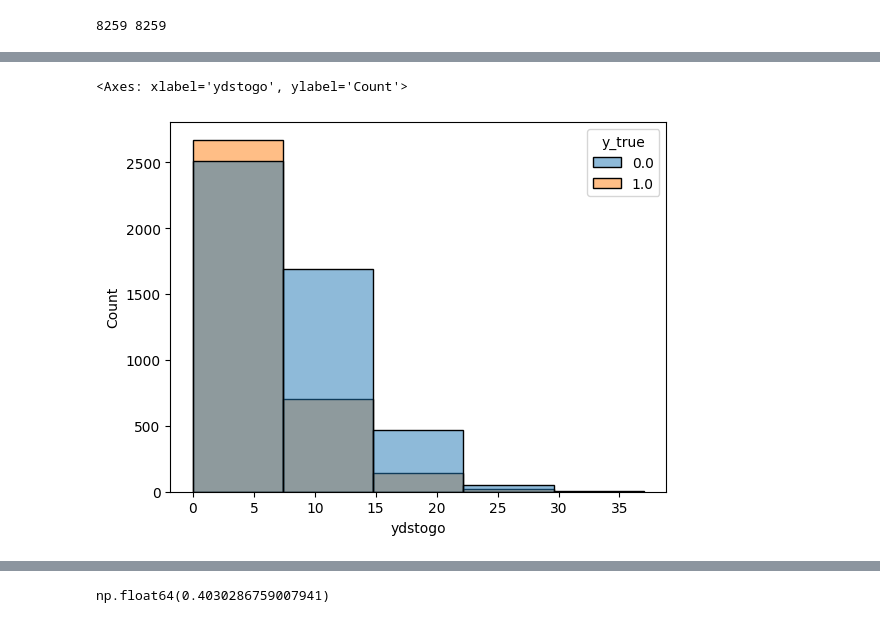
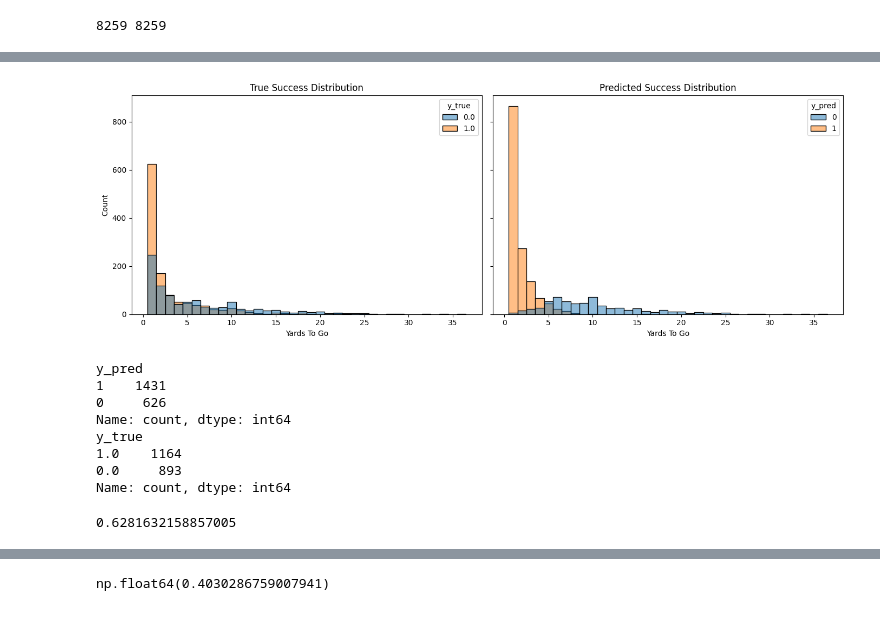
Before and after one commit to colin-seiler/NFL_SuccessWatch, a Jupyter notebook: notebooks/plots.ipynb, the cells around one changed output, grey strips where cells are left out. Drawn from its saved outputs; the diff is of its cells as text; code cells hidden in the pictures.

```diff
--- a/notebooks/plots.ipynb
+++ b/notebooks/plots.ipynb
@@ -61,13 +83,48 @@ sns.histplot(
 # %%
+fig, axes = plt.subplots(1, 2, figsize=(14, 5), sharey=True)
+
 sns.histplot(
-    data=data,
-    x="ydstogo",
-    hue="y_true",
-    bins=5,                   # ← EXACT number of bins
-    binrange=(0, data['ydstogo'].max()),  # ← locks upper/lower bound
-    multiple="layer",         # ← overlays bars
-    alpha=0.5
+    data=data[data['play_type']=='run'],
+    x='ydstogo',
+    hue='y_true',
+    discrete=True,
+    ax=axes[0],
+    multiple='layer'   # or 'layer' if you want overlay
 )
+axes[0].set_title("True Success Distribution")
+axes[0].set_xlabel("Yards To Go")
+
+
+# --- Right: Predicted labels ---
+sns.histplot(
+    data=data[data['play_type']=='run'],
+    x='ydstogo',
+    hue='y_pred',
+    discrete=True,
+    ax=axes[1],
+    multiple='layer'
+)
+axes[1].set_title("Predicted Success Distribution")
+axes[1].set_xlabel("Yards To Go")
+
+
+plt.tight_layout()
+plt.show()
 # %% [output]
-<Axes: xlabel='ydstogo', ylabel='Count'>
-[figure, old version]
+[figure, new version]
+# %%
+print(data[data['play_type']=='run']['y_pred'].value_counts())
+print(data[data['play_type']=='run']['y_true'].value_counts())
+# %% [output]
+y_pred
+1    1431
+0     626
+Name: count, dtype: int64
+y_true
+1.0    1164
+0.0     893
+Name: count, dtype: int64
+# %%
+print((data['y_pred'] == data['y_true']).mean())
+# %% [output]
+0.6281632158857005
```
Also changed, not shown: parts of 6 cells of this notebook, 4 other files.
